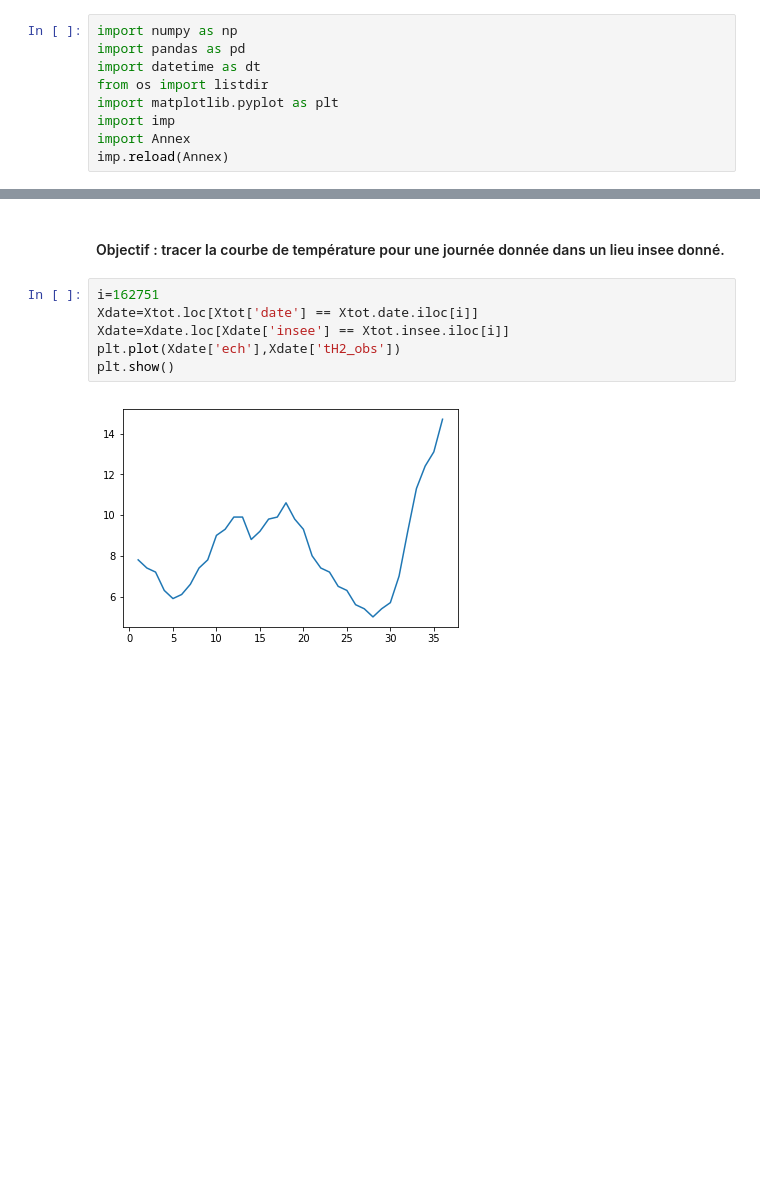
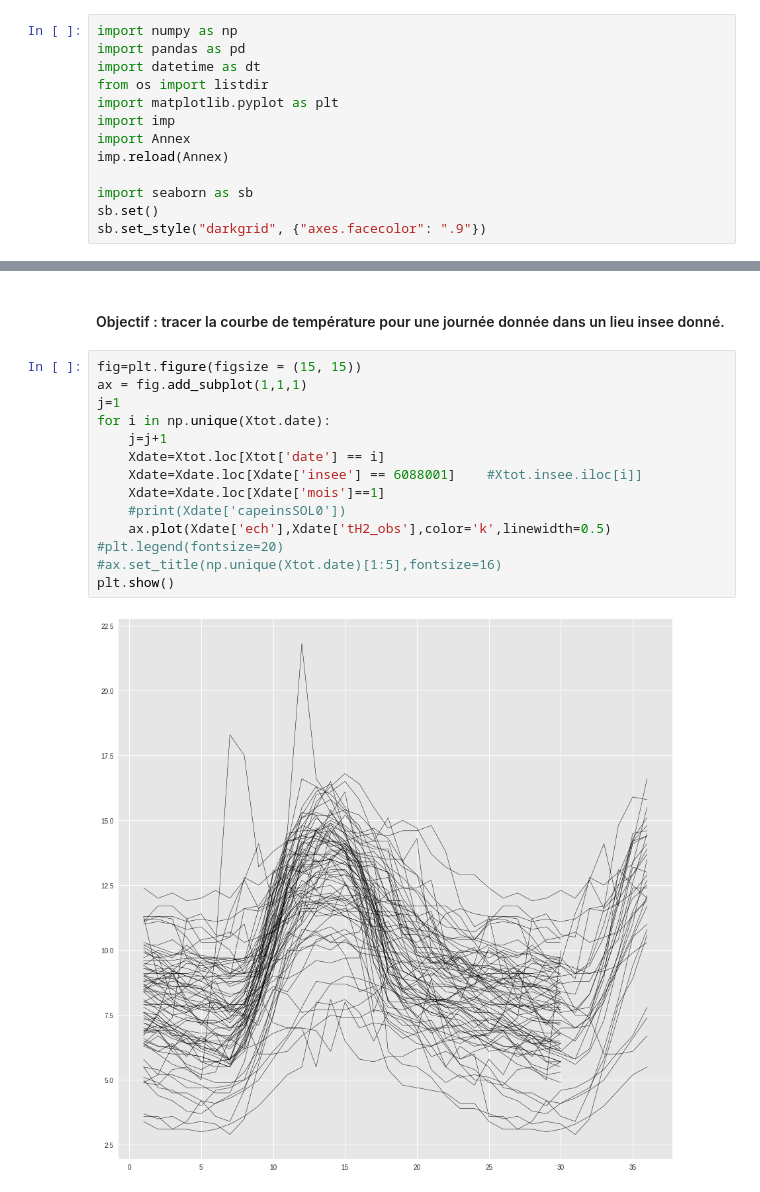
Before and after one commit to CangelosiQ/Defi, a Jupyter notebook: Etude_courbes_dates.ipynb, the cells around one changed output, grey strips where cells are left out. Cells and saved outputs as stored; diff of their text form; blank space fills up the shorter version.

```diff
--- a/Etude_courbes_dates.ipynb
+++ b/Etude_courbes_dates.ipynb
@@ -9,3 +9,7 @@ import matplotlib.pyplot as plt
 import imp
 import Annex
 imp.reload(Annex)
+
+import seaborn as sb
+sb.set()
+sb.set_style("darkgrid", {"axes.facecolor": ".9"})
@@ -35,10 +54,18 @@ Xtot.shape
 # %% [markdown]
 #### Objectif : tracer la courbe de température pour une journée donnée dans un lieu insee donné.
-# %%
-i=162751
-Xdate=Xtot.loc[Xtot['date'] == Xtot.date.iloc[i]]
-Xdate=Xdate.loc[Xdate['insee'] == Xtot.insee.iloc[i]]
-plt.plot(Xdate['ech'],Xdate['tH2_obs'])
-plt.show()
-# %% [output]
-[figure, removed]
+# %%
+fig=plt.figure(figsize = (15, 15))
+ax = fig.add_subplot(1,1,1)
+j=1
+for i in np.unique(Xtot.date):
+    j=j+1
+    Xdate=Xtot.loc[Xtot['date'] == i]
+    Xdate=Xdate.loc[Xdate['insee'] == 6088001]    #Xtot.insee.iloc[i]]
+    Xdate=Xdate.loc[Xdate['mois']==1]
+    #print(Xdate['capeinsSOL0'])
+    ax.plot(Xdate['ech'],Xdate['tH2_obs'],color='k',linewidth=0.5)
+#plt.legend(fontsize=20)
+#ax.set_title(np.unique(Xtot.date)[1:5],fontsize=16)
+plt.show()
+# %% [output]
+[figure, added]
```
Also changed, not shown: parts of 19 cells of this notebook.
